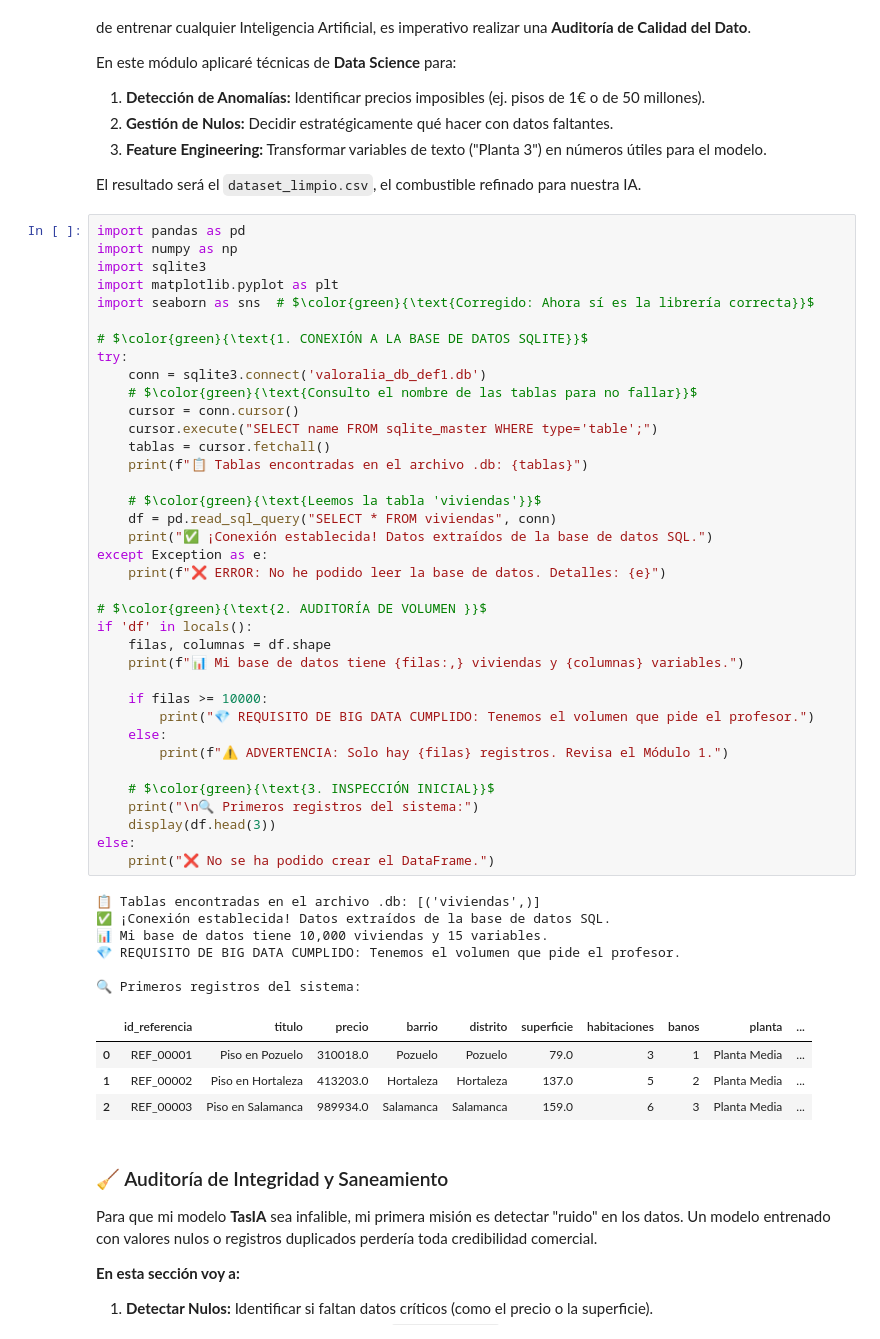
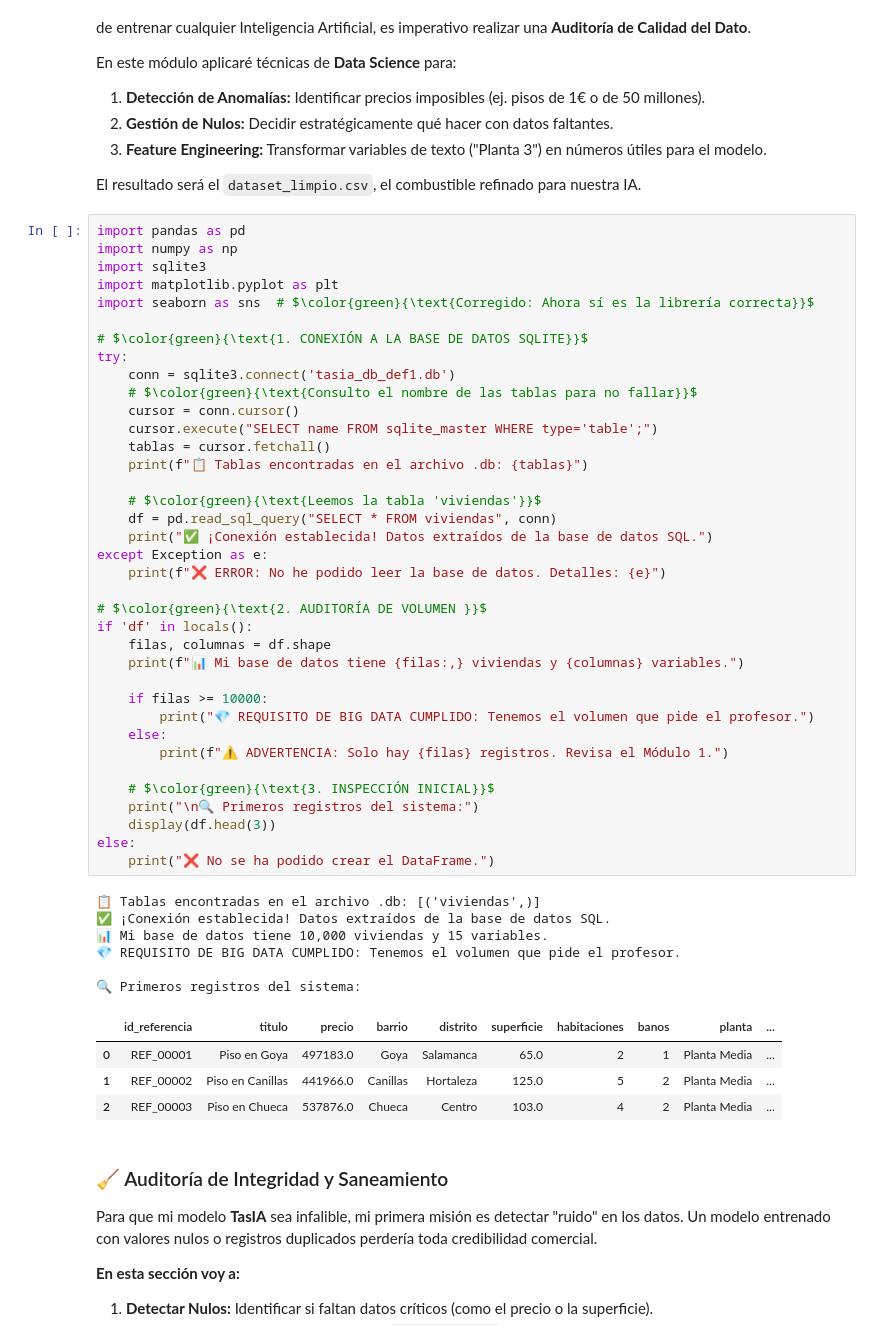
Before and after one commit to Aldavero/TFM-Tasador-Inmobiliario, a Jupyter notebook: notebooks/NJorge2_Preprocesamiento_y_Calidad.ipynb.ipynb, the cells around one changed output. Drawn from its saved outputs; the diff is of its cells as text.

```diff
--- a/notebooks/NJorge2_Preprocesamiento_y_Calidad.ipynb.ipynb
+++ b/notebooks/NJorge2_Preprocesamiento_y_Calidad.ipynb.ipynb
@@ -22,7 +22,7 @@ import seaborn as sns  # $\color{green}{\text{Corregido: Ahora sí es la librer
 
 # $\color{green}{\text{1. CONEXIÓN A LA BASE DE DATOS SQLITE}}$
 try:
-    conn = sqlite3.connect('valoralia_db_def1.db')
+    conn = sqlite3.connect('tasia_db_def1.db')
     # $\color{green}{\text{Consulto el nombre de las tablas para no fallar}}$
     cursor = conn.cursor()
     cursor.execute("SELECT name FROM sqlite_master WHERE type='table';")
@@ -31,36 +31,36 @@ try:
 
     # $\color{green}{\text{Leemos la tabla 'viviendas'}}$
     df = pd.read_sql_query("SELECT * FROM viviendas", conn)
     print("✅ ¡Conexión establecida! Datos extraídos de la base de datos SQL.")
 except Exception as e:
     print(f"❌ ERROR: No he podido leer la base de datos. Detalles: {e}")
 
 # $\color{green}{\text{2. AUDITORÍA DE VOLUMEN }}$
 if 'df' in locals():
     filas, columnas = df.shape
     print(f"📊 Mi base de datos tiene {filas:,} viviendas y {columnas} variables.")
 
     if filas >= 10000:
         print("💎 REQUISITO DE BIG DATA CUMPLIDO: Tenemos el volumen que pide el profesor.")
     else:
         print(f"⚠️ ADVERTENCIA: Solo hay {filas} registros. Revisa el Módulo 1.")
 
     # $\color{green}{\text{3. INSPECCIÓN INICIAL}}$
     print("\n🔍 Primeros registros del sistema:")
     display(df.head(3))
 else:
     print("❌ No se ha podido crear el DataFrame.")
 # %% [output]
 📋 Tablas encontradas en el archivo .db: [('viviendas',)]
 ✅ ¡Conexión establecida! Datos extraídos de la base de datos SQL.
 📊 Mi base de datos tiene 10,000 viviendas y 15 variables.
 💎 REQUISITO DE BIG DATA CUMPLIDO: Tenemos el volumen que pide el profesor.
 
 🔍 Primeros registros del sistema:
 |  | id_referencia | titulo | precio | barrio | distrito | superficie | habitaciones | banos | planta | ... |
-| 0 | REF_00001 | Piso en Pozuelo | 310018.0 | Pozuelo | Pozuelo | 79.0 | 3 | 1 | Planta Media | ... |
-| 1 | REF_00002 | Piso en Hortaleza | 413203.0 | Hortaleza | Hortaleza | 137.0 | 5 | 2 | Planta Media | ... |
-| 2 | REF_00003 | Piso en Salamanca | 989934.0 | Salamanca | Salamanca | 159.0 | 6 | 3 | Planta Media | ... |
+| 0 | REF_00001 | Piso en Goya | 497183.0 | Goya | Salamanca | 65.0 | 2 | 1 | Planta Media | ... |
+| 1 | REF_00002 | Piso en Canillas | 441966.0 | Canillas | Hortaleza | 125.0 | 5 | 2 | Planta Media | ... |
+| 2 | REF_00003 | Piso en Chueca | 537876.0 | Chueca | Centro | 103.0 | 4 | 2 | Planta Media | ... |
 # %% [markdown]
 ### 🧹 Auditoría de Integridad y Saneamiento
 
```
Also changed, not shown: parts of 9 cells of this notebook, 8 other files.
